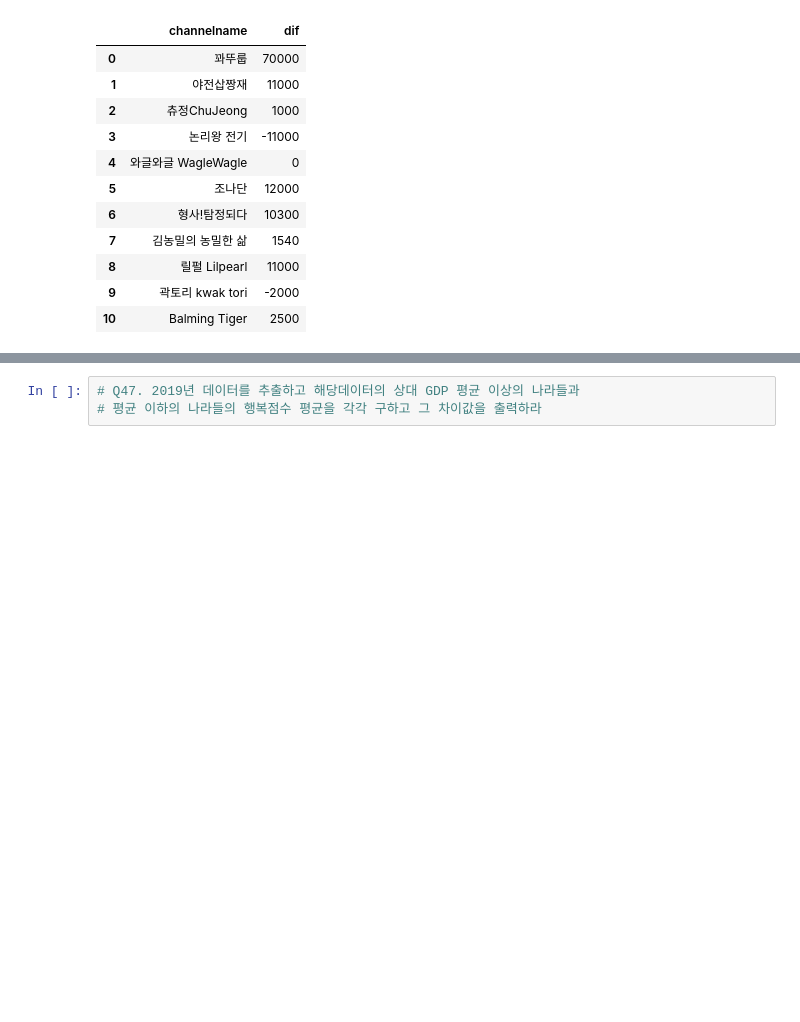
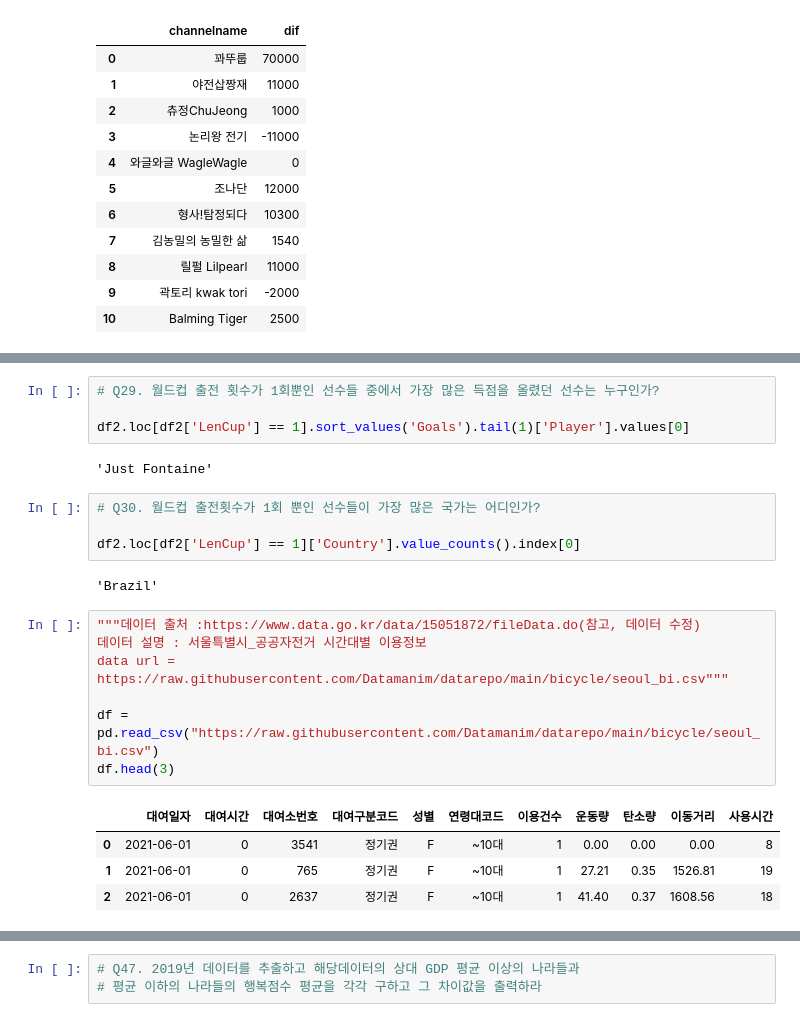
Before and after one commit to chickengak/TIL, a Jupyter notebook: dev-journey/big-data/빅분기-실기-datamanim-1유형.ipynb, the cells around one changed output, grey strips where cells are left out. Saved outputs shown, nothing was run; the diff lists cells and outputs as text; blank space fills up the shorter version.

```diff
--- a/dev-journey/big-data/빅분기-실기-datamanim-1유형.ipynb
+++ b/dev-journey/big-data/빅분기-실기-datamanim-1유형.ipynb
@@ -341,0 +443,24 @@ data url = https://raw.githubusercontent.com/Datamanim/datarepo/main/happy2/happ
+# %%
+# Q29. 월드컵 출전 횟수가 1회뿐인 선수들 중에서 가장 많은 득점을 올렸던 선수는 누구인가?
+
+df2.loc[df2['LenCup'] == 1].sort_values('Goals').tail(1)['Player'].values[0]
+# %% [output]
+'Just Fontaine'
+# %%
+# Q30. 월드컵 출전횟수가 1회 뿐인 선수들이 가장 많은 국가는 어디인가?
+
+df2.loc[df2['LenCup'] == 1]['Country'].value_counts().index[0]
+# %% [output]
+'Brazil'
+# %%
+"""데이터 출처 :https://www.data.go.kr/data/15051872/fileData.do(참고, 데이터 수정)
+데이터 설명 : 서울특별시_공공자전거 시간대별 이용정보
+data url = https://raw.githubusercontent.com/Datamanim/datarepo/main/bicycle/seoul_bi.csv"""
+
+df = pd.read_csv("https://raw.githubusercontent.com/Datamanim/datarepo/main/bicycle/seoul_bi.csv")
+df.head(3)
+# %% [output]
+|  | 대여일자 | 대여시간 | 대여소번호 | 대여구분코드 | 성별 | 연령대코드 | 이용건수 | 운동량 | 탄소량 | 이동거리 | 사용시간 |
+| 0 | 2021-06-01 | 0 | 3541 | 정기권 | F | ~10대 | 1 | 0.00 | 0.00 | 0.00 | 8 |
+| 1 | 2021-06-01 | 0 | 765 | 정기권 | F | ~10대 | 1 | 27.21 | 0.35 | 1526.81 | 19 |
+| 2 | 2021-06-01 | 0 | 2637 | 정기권 | F | ~10대 | 1 | 41.40 | 0.37 | 1608.56 | 18 |
```
Also changed, not shown: parts of 65 cells of this notebook.
